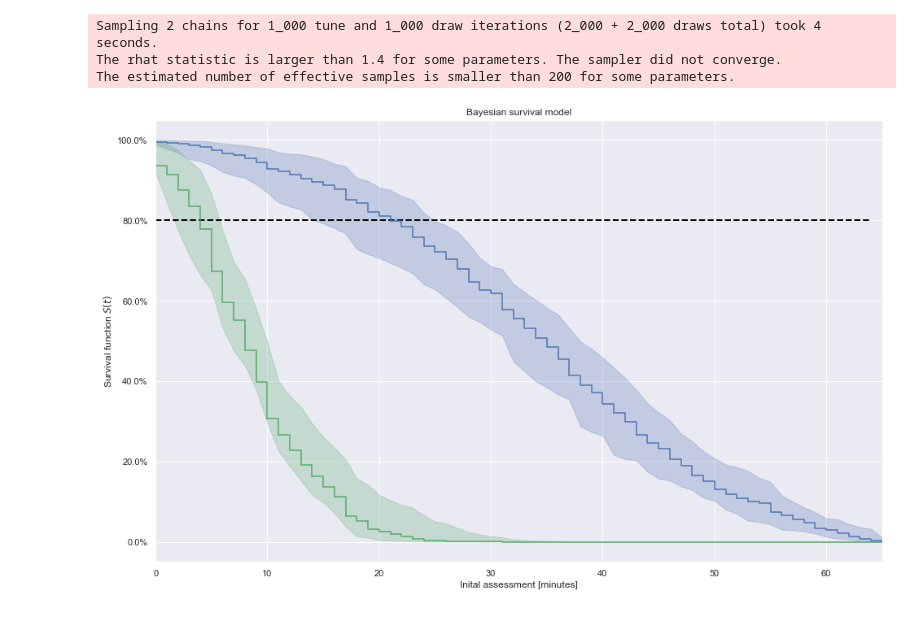
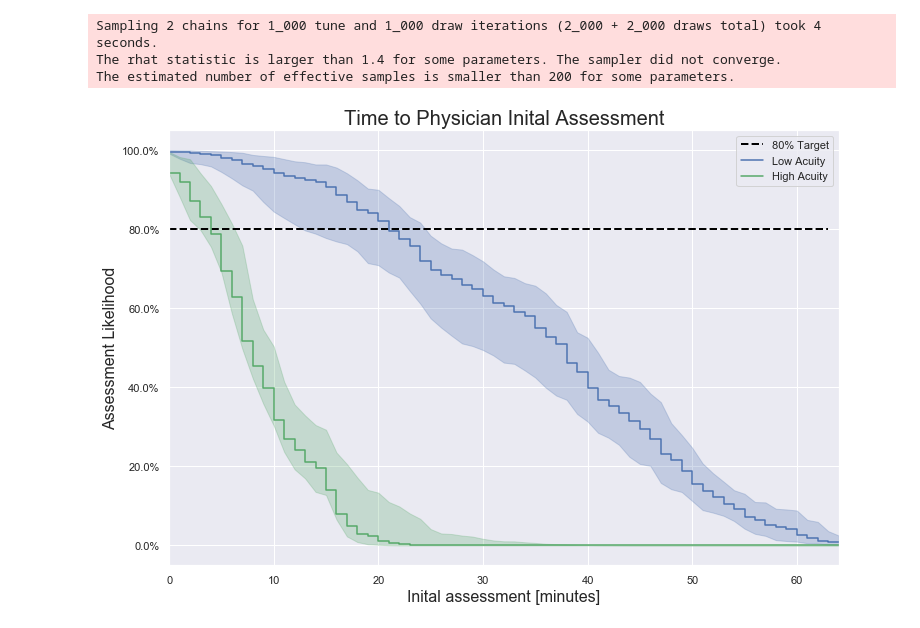
Before and after one commit to icmoore/healthcare_analytics, a Jupyter notebook: notebooks/inital_assessments.ipynb, the cells around one changed output. Drawn from its saved outputs; the diff is of its cells as text; code cells hidden in the pictures.

```diff
--- a/notebooks/inital_assessments.ipynb
+++ b/notebooks/inital_assessments.ipynb
@@ -152,14 +156,17 @@ sns.set()
 blue, green, red, purple, gold, teal = sns.color_palette(n_colors=6)
 pct_formatter = StrMethodFormatter('{x:.1%}')
 # %%
-fig, surv_ax = plt.subplots(figsize=(16, 10))
+fig, surv_ax = plt.subplots(figsize=(12, 8))
 surv_ax.plot(np.array(range(np.max(df['time'].values))), [0.8]*np.max(df['time'].values), '--', color='black',linewidth=2, label='80% Target')
-plot_with_hpd(interval_bounds[:-1], base_hazard, survival, surv_ax, color=blue)
-plot_with_hpd(interval_bounds[:-1], met_hazard, survival, surv_ax, color=red)
+plot_with_hpd(interval_bounds[:-1], base_hazard, survival, surv_ax, color=blue, label="Low Acuity")
+plot_with_hpd(interval_bounds[:-1], met_hazard, survival, surv_ax, color=red, label="High Acuity")
 surv_ax.yaxis.set_major_formatter(pct_formatter);
 surv_ax.set_xlim(0, df.time.max());
-surv_ax.set_xlabel('Inital assessment [minutes]');
-surv_ax.set_ylabel('Survival function $S(t)$');
-surv_ax.set_title("Bayesian survival model");
+surv_ax.set_xlabel('Inital assessment [minutes]', fontsize=16);
+surv_ax.set_ylabel('Assessment Likelihood', fontsize=16);
+surv_ax.set_title("Time to Physician Inital Assessment", fontsize=20);
+surv_ax.legend();
+
+fig.savefig('../img/inital_assessment.png')
 # %% [output]
-[figure, old version]
+[figure, new version]
```
Also changed, not shown: parts of 1 cell of this notebook, 9 other files.
